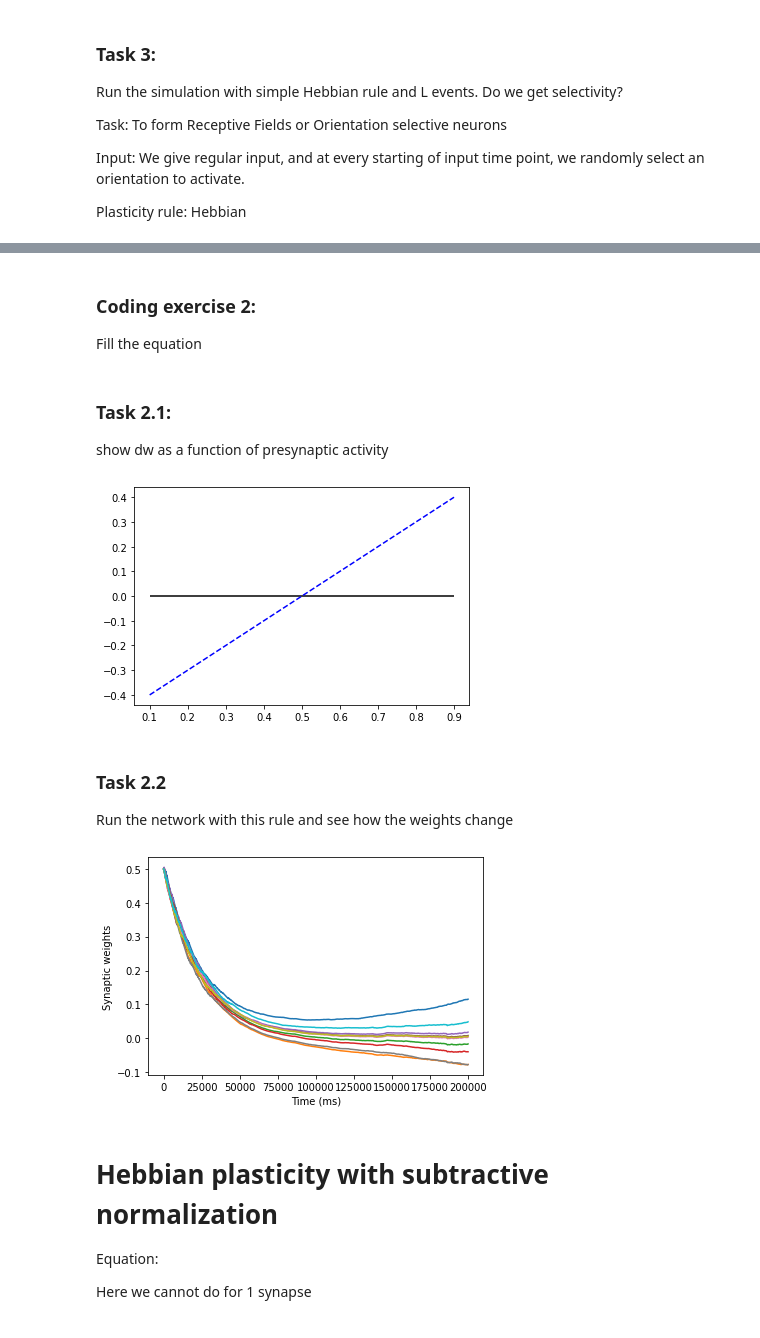
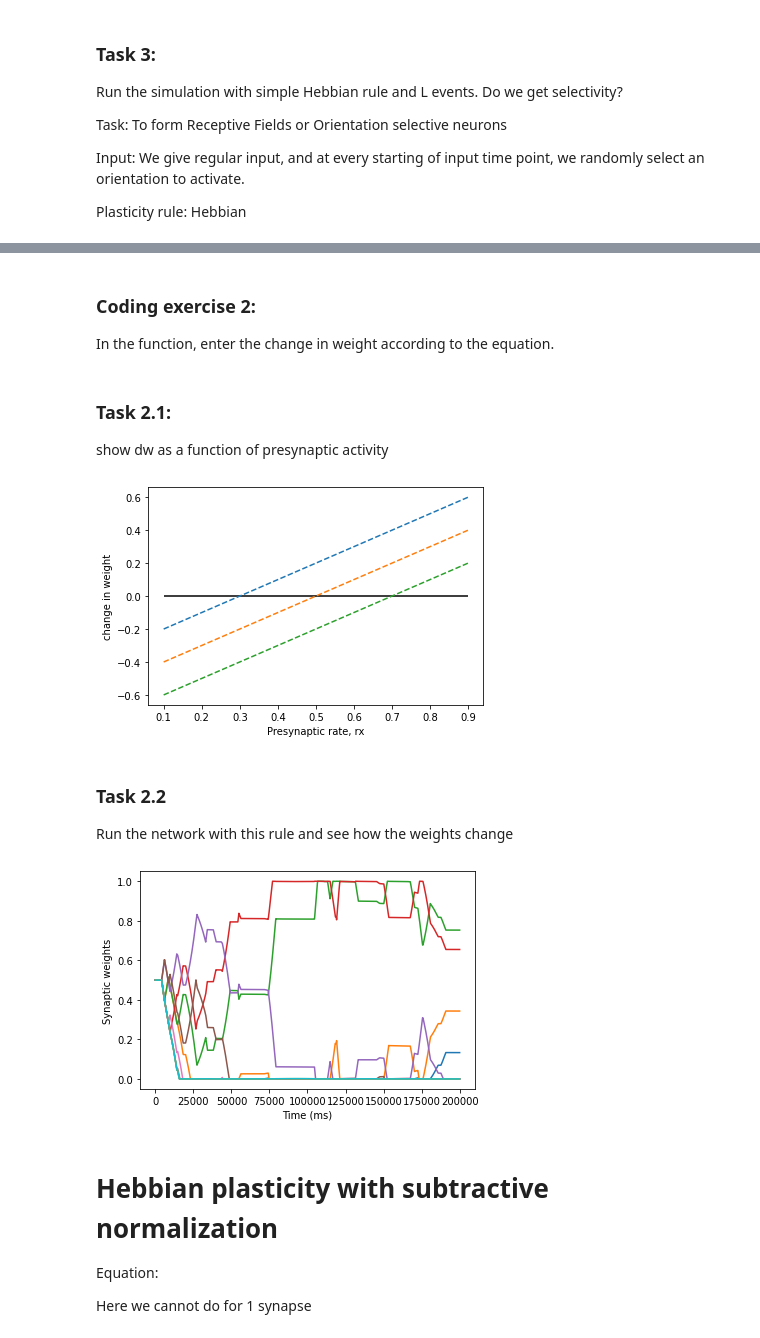
Before and after one commit to comp-neural-circuits/plasticity-workshop, a Jupyter notebook: hebbian_plasticity.ipynb, the cells around one changed output, grey strips where cells are left out. Drawn from its saved outputs; the diff is of its cells as text; code cells hidden in the pictures.

```diff
--- a/hebbian_plasticity.ipynb
+++ b/hebbian_plasticity.ipynb
@@ -217,8 +238,8 @@ def hebbian_1synapse(r0, r1):
 Show dw as a function of presynaptic activity
 # %%
 r1 = 1.
-r0_range = np.arange(0.1, 1., 0.1)
-dw_all = np.zeros(np.shape(r1_range))
+r0_range = np.arange(0., 1., 0.1)
+dw_all = np.zeros(np.shape(r0_range))
 
 for i,r0 in enumerate(r0_range):
     dw = hebbian_1synapse(r0, r1)
@@ -226,5 +247,7 @@ for i,r0 in enumerate(r0_range):
 
 plt.plot(r0_range, dw_all, 'b--')
 plt.hlines(0, r0_range[0], r0_range[-1], 'k', '-')
+plt.xlabel('Presynaptic rate, rx')
+plt.ylabel('change in weight')
 plt.show()
 # %% [output]
@@ -289,19 +296,19 @@ show_weight_evolution(wXY, t, params)
 # %% [markdown]
 ### Coding exercise 2:
-Fill the equation
+In the function, enter the change in weight according to the equation.
 # %%
 # Hebbian with threshold
 
-def hebbian_threshold_1synapse(r0, r1, theta=params['theta']):
-    dw = r1 * (r0 - theta)
+def hebbian_threshold_1synapse(rx, ry, theta=params['theta']):
+    dw = ry * (rx - theta)
     return dw
 
-def hebbian_threshold(r0, r1, theta=params['theta']):
-    r0 = r0.reshape(1, params['n0'])
-    r1 = r1.reshape(params['n1'], 1)
+def hebbian_threshold(rx, ry, theta=params['theta']):
+    rx = rx.reshape(1, params['n0'])
+    ry = ry.reshape(params['n1'], 1)
 
     # Enter the plasticity rule here:
-    dw = (params['dt']/params['tauw']) * np.dot(r1, r0 - theta)
+    dw = (params['dt']/params['tauw']) * np.dot(ry, rx - theta)
 
     dw = dw.reshape(params['n1'], params['n0'])
     return dw
@@ -309,20 +316,23 @@ def hebbian_threshold(r0, r1, theta=params['theta']):
 ### Task 2.1:
 show dw as a function of presynaptic activity
 # %%
-r1 = 1.
-r0_range = np.arange(0.1, 1., 0.1)
-dw_all = np.zeros(np.shape(r1_range))
-params['theta'] = 0.5
+ry = 1.
+rx_range = np.arange(0.1, 1., 0.1)
+dw_all = np.zeros(np.shape(rx_range))
 
-for i,r0 in enumerate(r0_range):
-    dw = hebbian_threshold_1synapse(r0, r1, params['theta'])
-    dw_all[i] = dw
+for theta in [0.3, 0.5, 0.7]:
+    for i,rx in enumerate(rx_range):
+        dw = hebbian_threshold_1synapse(rx, ry, theta)
+        dw_all[i] = dw
 
-plt.plot(r0_range, dw_all, 'b--')
-plt.hlines(0, r0_range[0], r0_range[-1], 'k', '-')
+    plt.plot(rx_range, dw_all, '--')
+
+plt.hlines(0, rx_range[0], rx_range[-1], 'k', '-')
+plt.xlabel('Presynaptic rate, rx')
+plt.ylabel('change in weight')
 plt.show()
 # %% [output]
-[figure, old version]
+[figure, new version]
 # %% [markdown]
 ### Task 2.2
 
@@ -335,9 +345,9 @@ params['theta'] = 0.5
 # %%
 # visualize output
 
-show_weight_evolution(wXY, t, params)
+show_weight_evolution(wXY, t)
 # %% [output]
-[figure, old version]
+[figure, new version]
 # %% [markdown]
 # Hebbian plasticity with subtractive normalization
 
```
Also changed, not shown: parts of 40 cells of this notebook.
